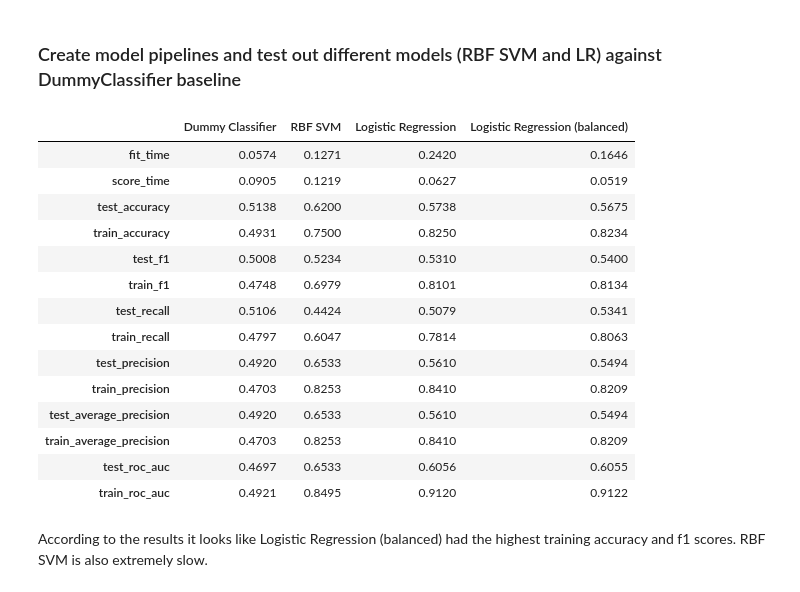
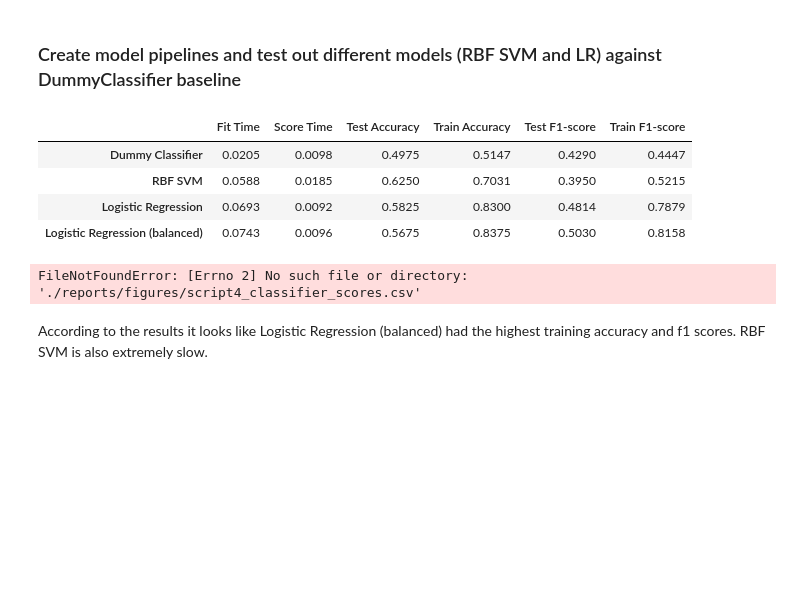
Before and after one commit to sukh2929/group29, a Jupyter notebook: reports/SCRIPT4_temp.ipynb, the cells around one changed output. Cells and saved outputs as stored; diff of their text form; code cells hidden in the pictures; blank space fills up the shorter version.

Commit message:
TA feedback: fixed script 4 models table and added comments to script

```diff
--- a/reports/SCRIPT4_temp.ipynb
+++ b/reports/SCRIPT4_temp.ipynb
@@ -229,14 +229,6 @@ def store_results(classifier_name, scores, results_dict):
         "train_accuracy": "{:0.4f}".format(np.mean(scores["train_accuracy"])),
         "test_f1": "{:0.4f}".format(np.mean(scores["test_f1"])),
         "train_f1": "{:0.4f}".format(np.mean(scores["train_f1"])),
-        "test_recall": "{:0.4f}".format(np.mean(scores["test_recall"])),
-        "train_recall": "{:0.4f}".format(np.mean(scores["train_recall"])),
-        "test_precision": "{:0.4f}".format(np.mean(scores["test_precision"])),
-        "train_precision": "{:0.4f}".format(np.mean(scores["train_precision"])),
-        "test_average_precision": "{:0.4f}".format(np.mean(scores["test_precision"])),
-        "train_average_precision": "{:0.4f}".format(np.mean(scores["train_precision"])),
-        "test_roc_auc": "{:0.4f}".format(np.mean(scores["test_roc_auc"])),
-        "train_roc_auc": "{:0.4f}".format(np.mean(scores["train_roc_auc"])),
     }
 # %%
 # Test 3 models against baseline DummyClassifier
@@ -249,36 +241,30 @@ classifiers = {
 # %%
 # ignore warnings, DummyClassifier will output many 0s for scores but this is correct
 import warnings
 warnings.filterwarnings("ignore", category=DeprecationWarning)
 
-scoring = ["accuracy", "f1", "recall", "precision", "average_precision", "roc_auc"]
+scoring = ["accuracy", "f1"]
 
 for classifier_name, classifier in classifiers.items():
     pipe = Pipeline(steps=[("preprocessor", preprocessor), ("classifier", classifier)])
     scores = cross_validate(pipe, X_train, y_train, return_train_score=True, scoring = scoring)
     store_results(classifier_name, scores, results_dict)
 
 results_dict = pd.DataFrame(results_dict)
 
+results_dict = results_dict.T.rename(columns = {"fit_time" : "Fit Time",  "score_time" : "Score Time", "test_accuracy" : "Test Accuracy", "train_accuracy" : "Train Accuracy", "test_f1" : "Test F1-score", "train_f1" : "Train F1-score"})
+
 results_dict
 # %% [output]
-|  | Dummy Classifier | RBF SVM | Logistic Regression | Logistic Regression (balanced) |
-| fit_time | 0.0574 | 0.1271 | 0.2420 | 0.1646 |
-| score_time | 0.0905 | 0.1219 | 0.0627 | 0.0519 |
-| test_accuracy | 0.5138 | 0.6200 | 0.5738 | 0.5675 |
-| train_accuracy | 0.4931 | 0.7500 | 0.8250 | 0.8234 |
-| test_f1 | 0.5008 | 0.5234 | 0.5310 | 0.5400 |
-| train_f1 | 0.4748 | 0.6979 | 0.8101 | 0.8134 |
-| test_recall | 0.5106 | 0.4424 | 0.5079 | 0.5341 |
-| train_recall | 0.4797 | 0.6047 | 0.7814 | 0.8063 |
-| test_precision | 0.4920 | 0.6533 | 0.5610 | 0.5494 |
-| train_precision | 0.4703 | 0.8253 | 0.8410 | 0.8209 |
-| test_average_precision | 0.4920 | 0.6533 | 0.5610 | 0.5494 |
-| train_average_precision | 0.4703 | 0.8253 | 0.8410 | 0.8209 |
-| test_roc_auc | 0.4697 | 0.6533 | 0.6056 | 0.6055 |
-| train_roc_auc | 0.4921 | 0.8495 | 0.9120 | 0.9122 |
+|  | Fit Time | Score Time | Test Accuracy | Train Accuracy | Test F1-score | Train F1-score |
+| Dummy Classifier | 0.0205 | 0.0098 | 0.4975 | 0.5147 | 0.4290 | 0.4447 |
+| RBF SVM | 0.0588 | 0.0185 | 0.6250 | 0.7031 | 0.3950 | 0.5215 |
+| Logistic Regression | 0.0693 | 0.0092 | 0.5825 | 0.8300 | 0.4814 | 0.7879 |
+| Logistic Regression (balanced) | 0.0743 | 0.0096 | 0.5675 | 0.8375 | 0.5030 | 0.8158 |
 # %%
 results_dict.to_csv("./reports/figures/script4_classifier_scores.csv")
+# %% [output]
+FileNotFoundError: [Errno 2] No such file or directory: './reports/figures/script4_classifier_scores.csv'
 # %% [markdown]
 According to the results it looks like Logistic Regression (balanced) had the highest training accuracy and f1 scores. RBF SVM is also extremely slow.
 # %% [markdown]
```
Also changed, not shown: parts of 1 cell of this notebook, 1 other file.
